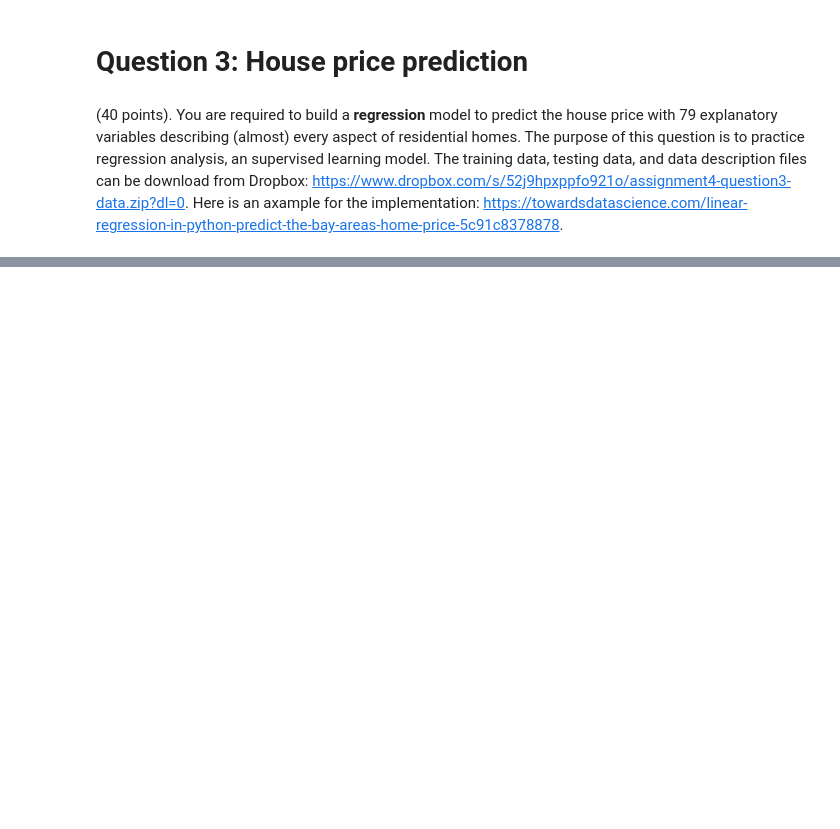
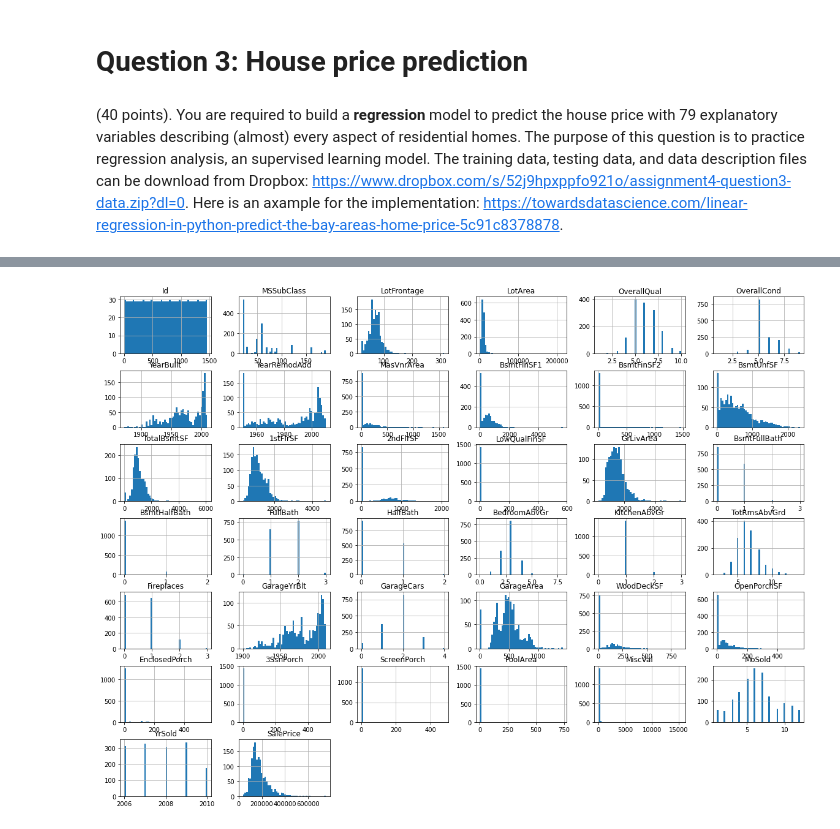
Before and after one commit to DurgaBhavana/5731Submissions, a Jupyter notebook: INFO5731_Assignment_Four.ipynb, the cells around one changed output, grey strips where cells are left out. Saved outputs shown, nothing was run; the diff lists cells and outputs as text; code cells hidden in the pictures; blank space fills up the shorter version.

```diff
--- a/INFO5731_Assignment_Four.ipynb
+++ b/INFO5731_Assignment_Four.ipynb
@@ -516,0 +650,6 @@ Answer the following questions:
+# %%
+# Read training and testing data
+
+import pandas as pd
+training = pd.read_csv('/content/train.csv')
+validation = pd.read_csv('/content/test.csv')
@@ -516,0 +713,6 @@ Answer the following questions:
+# %%
+training.hist(bins=50, figsize=(20,15))
+plt.savefig("attribute_histogram_plots")
+plt.show()
+# %% [output]
+[figure, added]
```
Also changed, not shown: parts of 48 cells of this notebook.
